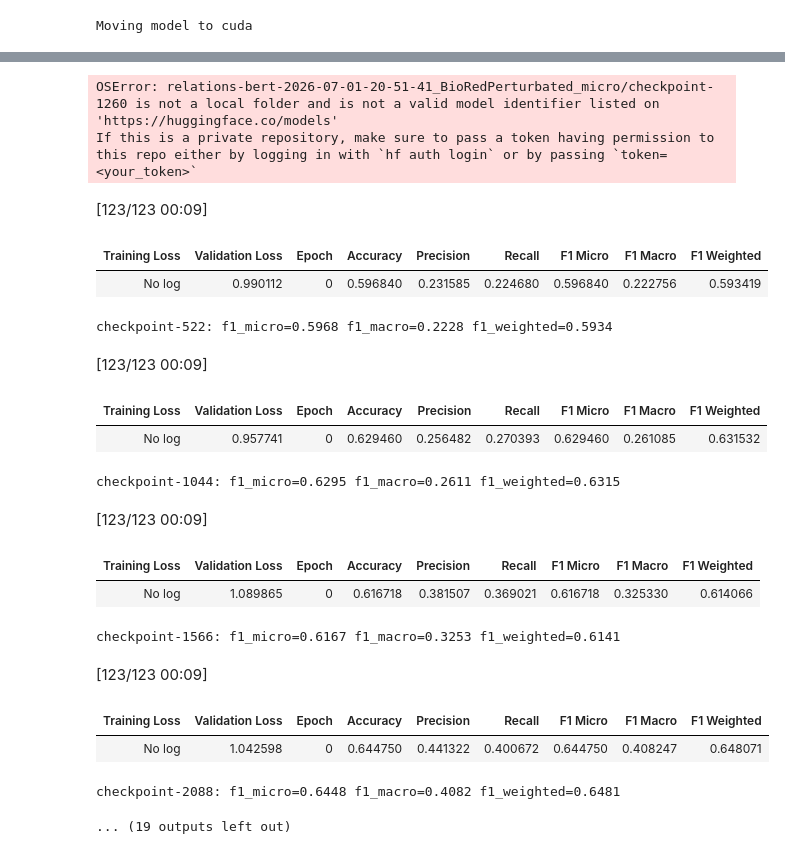
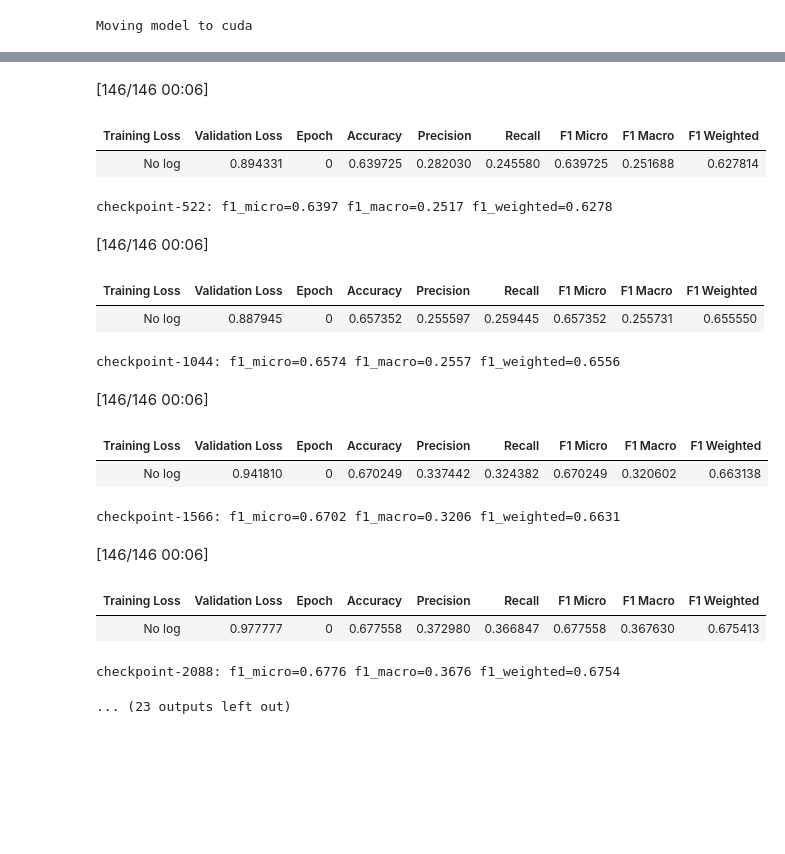
Before and after one commit to FMLabonte/LLMs_for_NEL, a Jupyter notebook: finetuning/finetuning_pubmedbert.ipynb, the cells around one changed output, grey strips where cells are left out. Saved outputs shown, nothing was run; the diff lists cells and outputs as text; code cells hidden in the pictures; blank space fills up the shorter version.

```diff
--- a/finetuning/finetuning_pubmedbert.ipynb
+++ b/finetuning/finetuning_pubmedbert.ipynb
@@ -41,11 +41,15 @@ from dataset_preparation.prepare_pure_biored import build_pure_biored_samples, c
 
 USE_CACHE = True
 
-DATASET_NAME: Literal["BioRed", "BioRedPerturbated"] = "BioRedPerturbated"
+# MODEL = 'NeuML/pubmedbert-base-embeddings'
+MODEL = 'bioformers/bioformer-8L'
+
+DATASET_NAME: Literal["BioRed", "BioRedPerturbated"] = "BioRed"
 
 F1_AVERAGE: Literal["micro", "macro", "weighted"] = "micro"
 
-OUT_DIR = f"relations-bert-{datetime.now():%Y-%m-%d-%H-%M-%S}_{DATASET_NAME}_{F1_AVERAGE}"
+OUT_DIR = f"relations-bert_{MODEL.replace("/", "-")}_{datetime.now():%Y-%m-%d_%H-%M-%S}_{DATASET_NAME}_{F1_AVERAGE}"
+# OUT_DIR = "relations-bert-BioFormer8L-2026-07-01_22-24-16_BioRedPerturbated_micro"
 # %%
 
 
@@ -548,46 +589,5 @@ model.save_pretrained(f"{OUT_DIR}_dump")  # TODO
 # %%
 OUT_DIR
-# %%
-# Load a trained checkpoint (must be 9-class relation-type model, not the old binary one).
-CHECKPOINT_DIR = Path(OUT_DIR) / "checkpoint-1260"
-
-model = AutoModelForSequenceClassification.from_pretrained(CHECKPOINT_DIR)
-tokenizer = AutoTokenizer.from_pretrained(CHECKPOINT_DIR)
-data_collator = DataCollatorWithPadding(tokenizer=tokenizer)
-
-if MODE != "cpu":
-    model = model.to(MODE)
-
-trainer = Trainer(
-    model=model,
-    args=training_args,
-    eval_dataset=tokenized_valid,
-    data_collator=data_collator,
-    compute_metrics=compute_metrics,
-)
-
-
-print("\n=== Test (held-out) ===")
-test_eval_results = trainer.evaluate(tokenized_test)
-print(test_eval_results)
-
-test_predictions = trainer.predict(tokenized_test)
-test_pred_labels = np.argmax(test_predictions.predictions, axis=1)
-test_true_labels = test_predictions.label_ids
-
-print(
-    classification_report(
-        test_true_labels,
-        test_pred_labels,
-        labels=list(range(len(RELATION_LABELS))),
-        target_names=RELATION_LABELS,
-        digits=3,
-        zero_division=0,
-    )
-)
-# %% [output]
-OSError: relations-bert-2026-07-01-20-51-41_BioRedPerturbated_micro/checkpoint-1260 is not a local folder and is not a valid model identifier listed on 'https://huggingface.co/models'
-If this is a private repository, make sure to pass a token having permission to this repo either by logging in with `hf auth login` or by passing `token=<your_token>`
 # %%
 # call evaluate on checkpoint
 
@@ -706,50 +706,51 @@ def score_checkpoint(
 
     return checkpoint_trainer.evaluate(eval_dataset)
 
 
-RUN_DIR = Path("relations-bert-2026-07-01-18-38-41_BioRed_micro")
+RUN_DIR = OUT_DIR
+RUN_DIR = "relations-bert-2026-07-01_20-51-41_BioRedPerturbated_micro"
 SELECTION_METRIC = f"eval_f1_{F1_AVERAGE}"
 
 checkpoints = find_checkpoints(RUN_DIR)
 if not checkpoints:
     raise FileNotFoundError(f"No checkpoint-* directories found under {RUN_DIR}")
 
 checkpoint_results: dict[Path, dict[str, float]] = {}
 for checkpoint in checkpoints:
     results = score_checkpoint(checkpoint)
     checkpoint_results[checkpoint] = results
     print(
         f"{checkpoint.name}: "
         f"f1_micro={results['eval_f1_micro']:.4f} "
         f"f1_macro={results['eval_f1_macro']:.4f} "
         f"f1_weighted={results['eval_f1_weighted']:.4f}"
     )
 
 best_checkpoint = max(checkpoint_results, key=lambda c: checkpoint_results[c][SELECTION_METRIC])
 print()
 print()
 print()
 print(f"\nBest checkpoint: {best_checkpoint.name} ({SELECTION_METRIC}={checkpoint_results[best_checkpoint][SELECTION_METRIC]:.4f})\n")
 
 test_results = evaluate_checkpoint(best_checkpoint, eval_dataset=tokenized_test, split_name="test")
 # %% [output]
-[123/123 00:09]
+[146/146 00:06]
 | Training Loss | Validation Loss | Epoch | Accuracy | Precision | Recall | F1 Micro | F1 Macro | F1 Weighted |
-| No log | 0.990112 | 0 | 0.596840 | 0.231585 | 0.224680 | 0.596840 | 0.222756 | 0.593419 |
+| No log | 0.894331 | 0 | 0.639725 | 0.282030 | 0.245580 | 0.639725 | 0.251688 | 0.627814 |
-checkpoint-522: f1_micro=0.5968 f1_macro=0.2228 f1_weighted=0.5934
+checkpoint-522: f1_micro=0.6397 f1_macro=0.2517 f1_weighted=0.6278
-[123/123 00:09]
+[146/146 00:06]
 | Training Loss | Validation Loss | Epoch | Accuracy | Precision | Recall | F1 Micro | F1 Macro | F1 Weighted |
-| No log | 0.957741 | 0 | 0.629460 | 0.256482 | 0.270393 | 0.629460 | 0.261085 | 0.631532 |
+| No log | 0.887945 | 0 | 0.657352 | 0.255597 | 0.259445 | 0.657352 | 0.255731 | 0.655550 |
-checkpoint-1044: f1_micro=0.6295 f1_macro=0.2611 f1_weighted=0.6315
+checkpoint-1044: f1_micro=0.6574 f1_macro=0.2557 f1_weighted=0.6556
-[123/123 00:09]
+[146/146 00:06]
 | Training Loss | Validation Loss | Epoch | Accuracy | Precision | Recall | F1 Micro | F1 Macro | F1 Weighted |
-| No log | 1.089865 | 0 | 0.616718 | 0.381507 | 0.369021 | 0.616718 | 0.325330 | 0.614066 |
+| No log | 0.941810 | 0 | 0.670249 | 0.337442 | 0.324382 | 0.670249 | 0.320602 | 0.663138 |
-checkpoint-1566: f1_micro=0.6167 f1_macro=0.3253 f1_weighted=0.6141
+checkpoint-1566: f1_micro=0.6702 f1_macro=0.3206 f1_weighted=0.6631
-[123/123 00:09]
+[146/146 00:06]
 | Training Loss | Validation Loss | Epoch | Accuracy | Precision | Recall | F1 Micro | F1 Macro | F1 Weighted |
-| No log | 1.042598 | 0 | 0.644750 | 0.441322 | 0.400672 | 0.644750 | 0.408247 | 0.648071 |
+| No log | 0.977777 | 0 | 0.677558 | 0.372980 | 0.366847 | 0.677558 | 0.367630 | 0.675413 |
-checkpoint-2088: f1_micro=0.6448 f1_macro=0.4082 f1_weighted=0.6481
+checkpoint-2088: f1_micro=0.6776 f1_macro=0.3676 f1_weighted=0.6754
-... (19 outputs left out)
+... (23 outputs left out)
 # %%
 test_results = evaluate_checkpoint(best_checkpoint, eval_dataset=tokenized_test, split_name="test")
 # %% [output]
```
Also changed, not shown: parts of 14 cells of this notebook.
